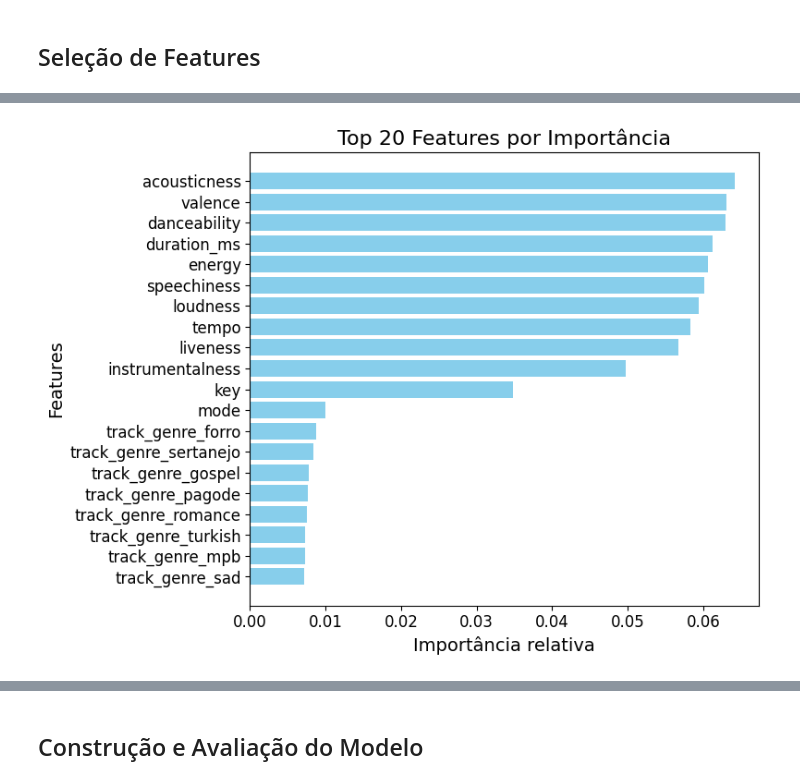
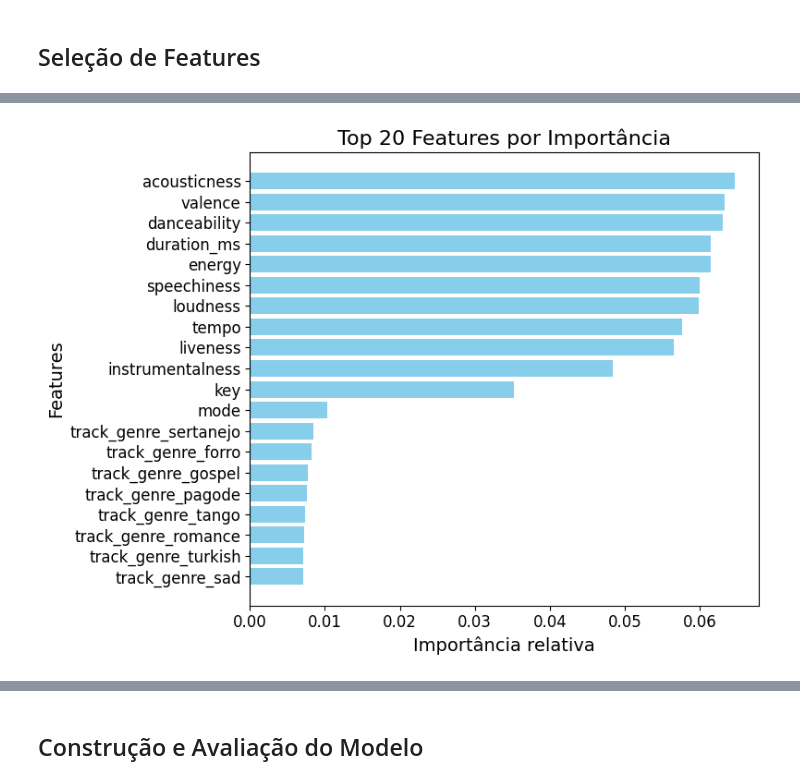
Before and after one commit to SophiSenne/PonderadaSpotify, a Jupyter notebook: spotify.ipynb, the cells around one changed output, grey strips where cells are left out. Cells and saved outputs as stored; diff of their text form; code cells hidden in the pictures.

```diff
--- a/spotify.ipynb
+++ b/spotify.ipynb
@@ -438,29 +429,32 @@ Portanto, com base nos gráficos apresentados
 # %%
-# Modelo Random Forest paar definir importância das Features
-model = RandomForestClassifier(random_state=42)
-model.fit(df_encoded.drop(columns=['track_unique_id', 'popularity_target']), df_encoded['popularity_target'])
+X = df_encoded.drop(columns=['popularity_target', 'track_unique_id'])
+y = df_encoded['popularity_target']
+X_train, X_test, y_train, y_test = train_test_split(X, y, test_size=0.3, random_state=42)
+
+rf_model = RandomForestClassifier(random_state=42)
+rf_model.fit(X_train, y_train)
 
 # Importância de cada feature
-feature_importances = model.feature_importances_
-features = df_encoded.drop(columns=['track_unique_id', 'popularity_target']).columns
+feature_importances = rf_model.feature_importances_
+features = X.columns
 
 # Gera uma relação entre as features e sua importância no resultado
 importance_df = pd.DataFrame({'Feature': features, 'Importance': feature_importances})
 importance_df = importance_df.sort_values(by='Importance', ascending=False)
 
-# Seleciona as 15 features mais importantes
+# Mostra apenas as 20 features mais importantes
 top_20_features = importance_df.head(20)
 
-# Gráfico para visualização das 15 principais importâncias das features
+# Gráfico para visualização das importâncias das 20 features mais importantes
 plt.figure(figsize=(8, 6))
 plt.barh(top_20_features['Feature'], top_20_features['Importance'], color='skyblue')
 plt.xlabel('Importância relativa', fontsize=14)
 plt.ylabel('Features', fontsize=14)
 plt.title('Top 20 Features por Importância', fontsize=16)
 plt.gca().invert_yaxis()
 plt.xticks(fontsize=12)
 plt.yticks(fontsize=12)
 plt.tight_layout()
 plt.show()
 # %% [output]
-[figure, old version]
+[figure, new version]
```
Also changed, not shown: parts of 48 cells of this notebook.
